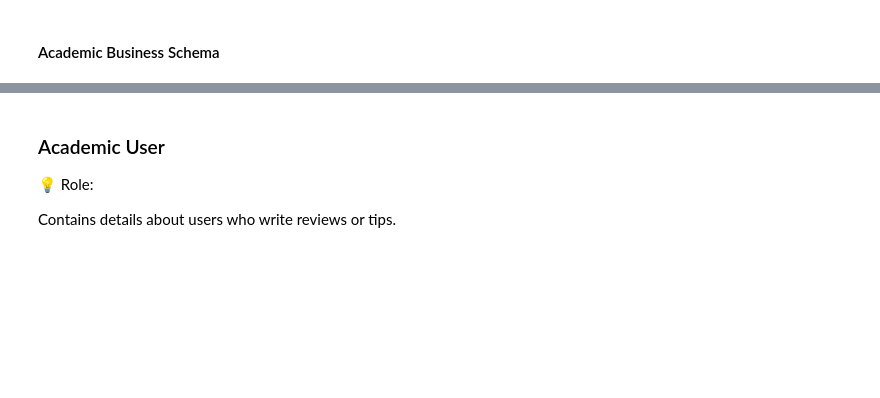
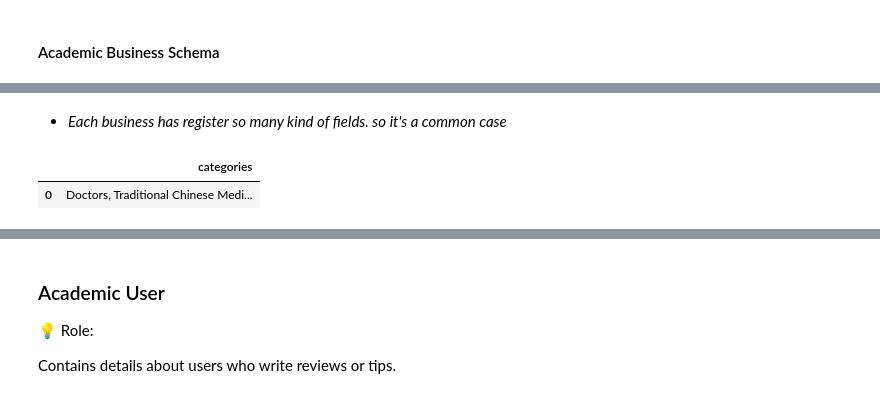
Before and after one commit to lovecrushfamily/Yelp_Reviews_Analysis, a Jupyter notebook: Untitled.ipynb, the cells around one changed output, grey strips where cells are left out. Drawn from its saved outputs; the diff is of its cells as text; code cells hidden in the pictures; blank space fills up the shorter version.

```diff
--- a/Untitled.ipynb
+++ b/Untitled.ipynb
@@ -197,0 +437,7 @@ df_business.select(F.explode(F.col("categories_array")).alias("category")) \
+# %% [markdown]
+- *Each business has register so many kind of fields. so it's a common case*
+# %%
+df_business.select("categories").limit(1).toPandas()
+# %% [output]
+|  | categories |
+| 0 | Doctors, Traditional Chinese Medi... |
```
Also changed, not shown: parts of 45 cells of this notebook.
